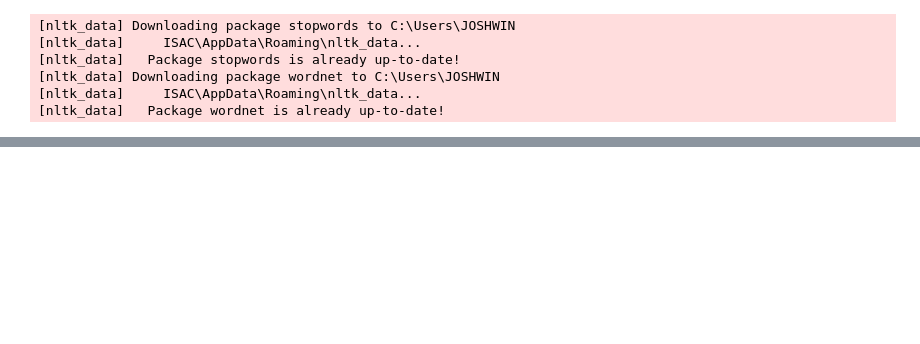
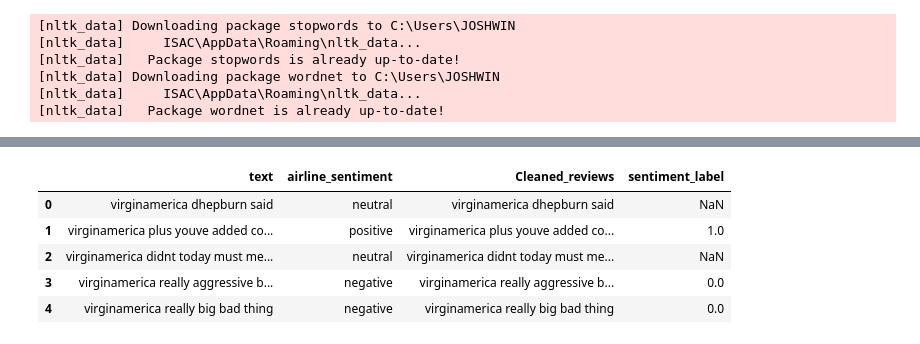
Before and after one commit to joshIsac/Quantum-Computing-project, a Jupyter notebook: Quantum_NLP/Quantum_natural_Languageprocessing.ipynb, the cells around one changed output, grey strips where cells are left out. Cells and saved outputs as stored; diff of their text form; code cells hidden in the pictures; blank space fills up the shorter version.

```diff
--- a/Quantum_NLP/Quantum_natural_Languageprocessing.ipynb
+++ b/Quantum_NLP/Quantum_natural_Languageprocessing.ipynb
@@ -116,0 +157,9 @@ data.head(5)
+# %%
+tweet_data.head(5)
+# %% [output]
+|  | text | airline_sentiment | Cleaned_reviews | sentiment_label |
+| 0 | virginamerica dhepburn said | neutral | virginamerica dhepburn said | NaN |
+| 1 | virginamerica plus youve added co... | positive | virginamerica plus youve added co... | 1.0 |
+| 2 | virginamerica didnt today must me... | neutral | virginamerica didnt today must me... | NaN |
+| 3 | virginamerica really aggressive b... | negative | virginamerica really aggressive b... | 0.0 |
+| 4 | virginamerica really big bad thing | negative | virginamerica really big bad thing | 0.0 |
```
Also changed, not shown: parts of 31 cells of this notebook, 3 other files.
